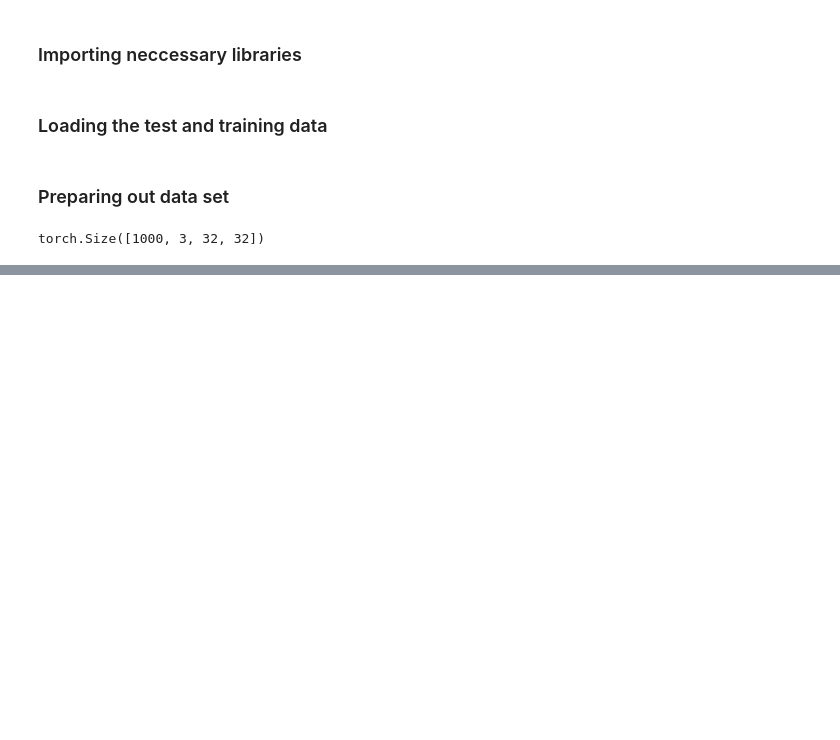
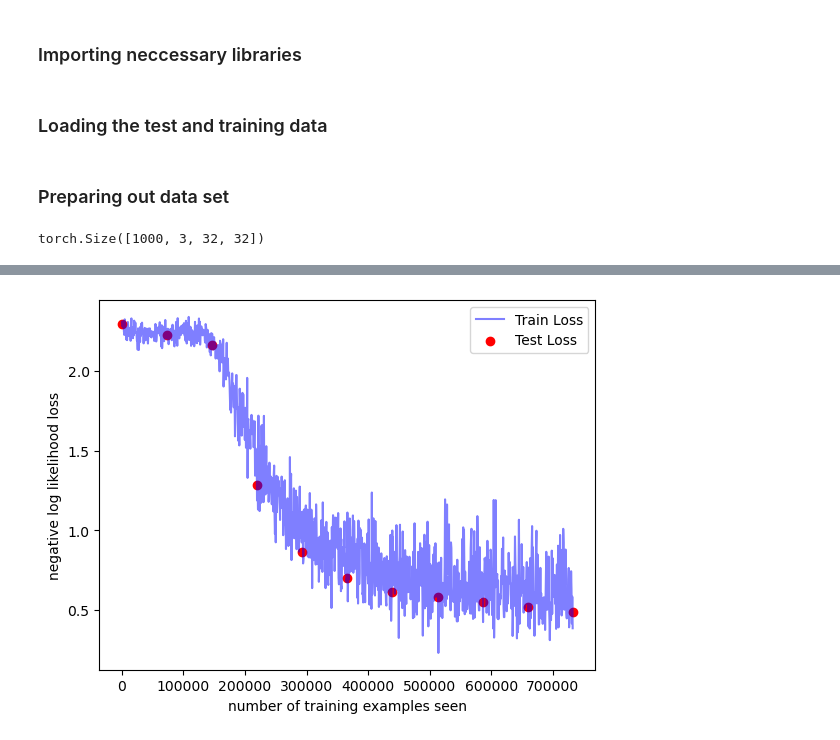
Before and after one commit to RowanA2002/178-convy-net, a Jupyter notebook: SVHN-Exploration.ipynb, the cells around one changed output, grey strips where cells are left out. Drawn from its saved outputs; the diff is of its cells as text; code cells hidden in the pictures; blank space fills up the shorter version.

```diff
--- a/SVHN-Exploration.ipynb
+++ b/SVHN-Exploration.ipynb
@@ -172,0 +299,5 @@ plt.show()
+# %%
+train_losses_layer2_pool = []
+train_counter_layer2_pool = []
+test_losses_layer2_pool = []
+test_counter_layer2_pool = [i*len(train_loader.dataset) for i in range(n_epochs + 1)]
@@ -172,0 +330,11 @@ plt.show()
+# %%
+fig = plt.figure()
+plt.plot(train_counter_layer2_pool, train_losses_layer2_pool, color='blue', alpha=.5)
+plt.scatter(test_counter_layer2_pool, test_losses_layer2_pool, color='red')
+plt.legend(['Train Loss', 'Test Loss'], loc='upper right')
+plt.xlabel('number of training examples seen')
+plt.ylabel('negative log likelihood loss')
+fig
+plt.show()
+# %% [output]
+[figure, added]
```
Also changed, not shown: parts of 28 cells of this notebook.
